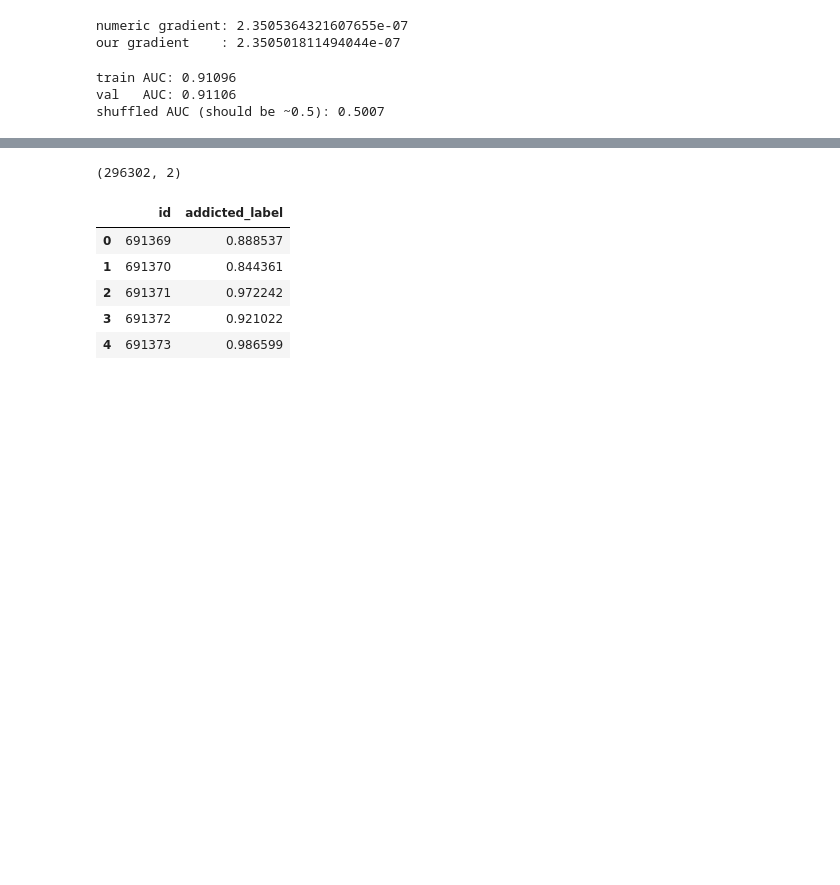
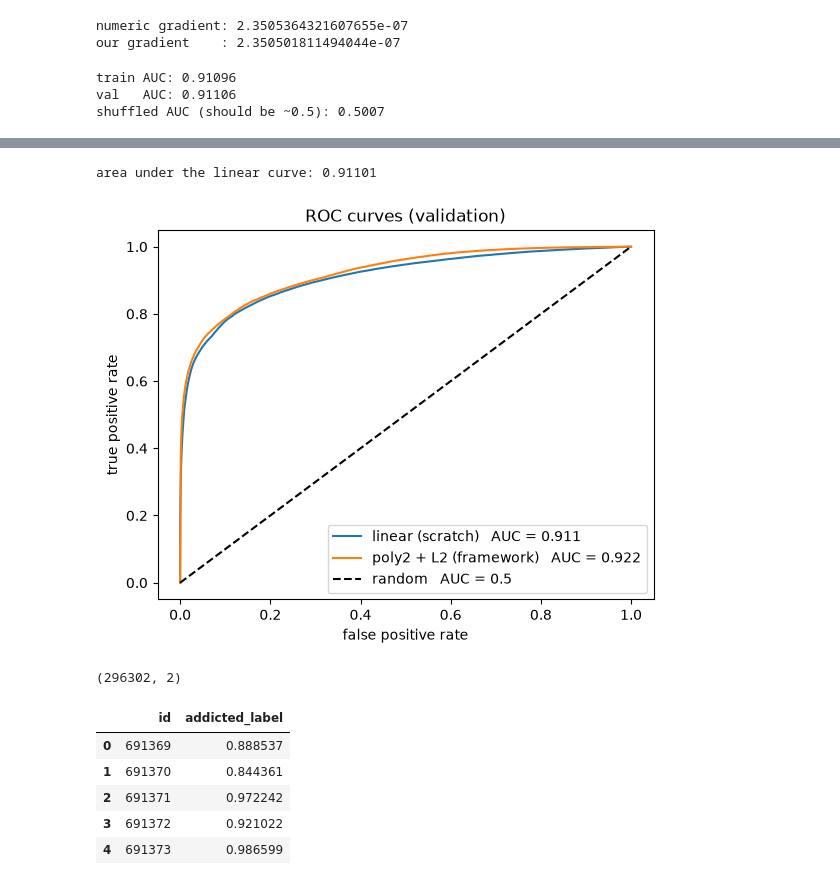
Before and after one commit to CsVazquezz/SmartphoneAddictionModel, a Jupyter notebook: notebooks/logistic_regression_pipeline.ipynb, the cells around one changed output, grey strips where cells are left out. Drawn from its saved outputs; the diff is of its cells as text; code cells hidden in the pictures; blank space fills up the shorter version.

```diff
--- a/notebooks/logistic_regression_pipeline.ipynb
+++ b/notebooks/logistic_regression_pipeline.ipynb
@@ -549,3 +651,32 @@ shuffled AUC (should be ~0.5): 0.5007
+# %%
+# --- ROC curves on validation: slide the threshold from 1 down to 0 ---
+# each threshold gives one (false positive rate, true positive rate) point
+def roc_points(prob):
+    tpr = []
+    fpr = []
+    for t in np.linspace(1, 0, 101):
+        p = prob >= t
+        tpr.append(((p == 1) & (y_val == 1)).sum() / (y_val == 1).sum())
+        fpr.append(((p == 1) & (y_val == 0)).sum() / (y_val == 0).sum())
+    return fpr, tpr
+
+
+for name, prob in [("linear (scratch)", val_pred), ("poly2 + L2 (framework)", poly_val)]:
+    fpr, tpr = roc_points(prob)
+    plt.plot(fpr, tpr, label="%s   AUC = %.3f" % (name, roc_auc(y_val, prob)))
+
+plt.plot([0, 1], [0, 1], "k--", label="random   AUC = 0.5")
+plt.xlabel("false positive rate")
+plt.ylabel("true positive rate")
+plt.title("ROC curves (validation)")
+plt.legend()
+
+# the area under the linear curve is the AUC computed by ranks above
+fpr, tpr = roc_points(val_pred)
+print("area under the linear curve: %.5f" % np.trapezoid(tpr, fpr))
+# %% [output]
+area under the linear curve: 0.91101
+[figure, added]
 # %%
 # --- predict the test set and write the submission ---
 test_samples = np.hstack([np.ones((len(X_test), 1)), X_test])
```
Also changed, not shown: parts of 4 cells of this notebook.
